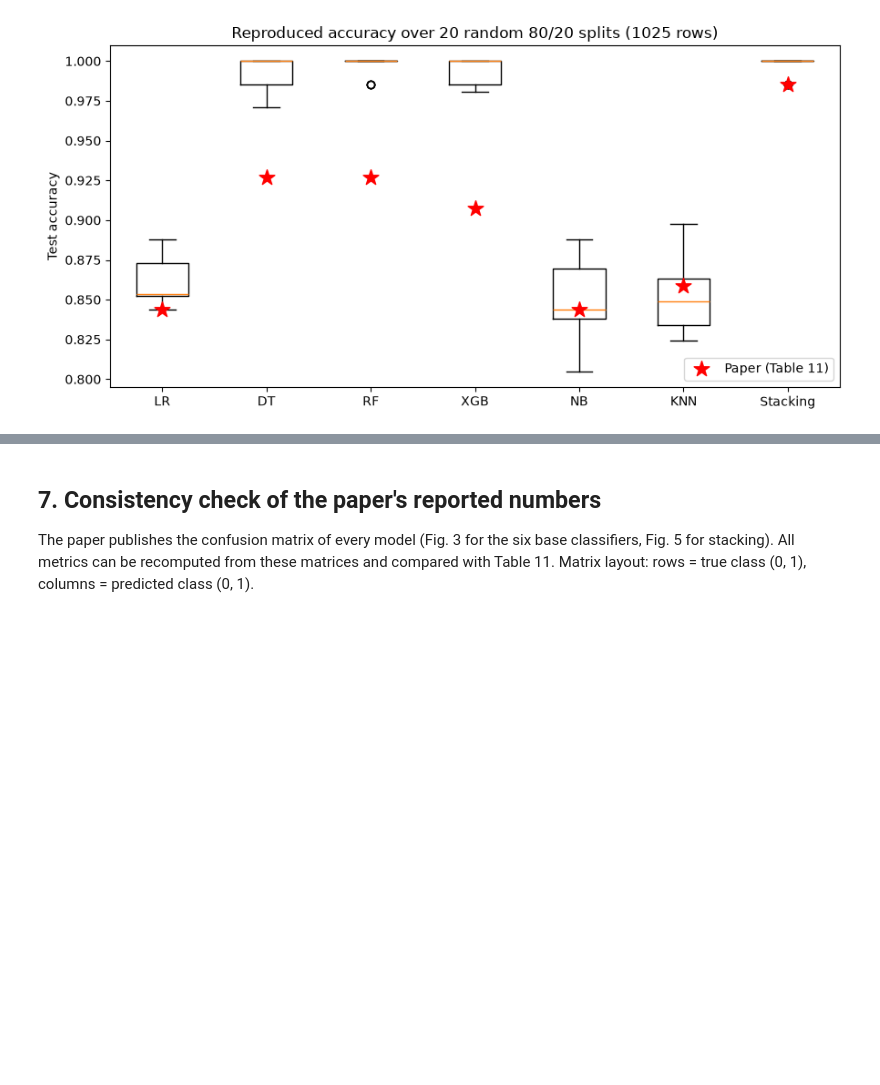
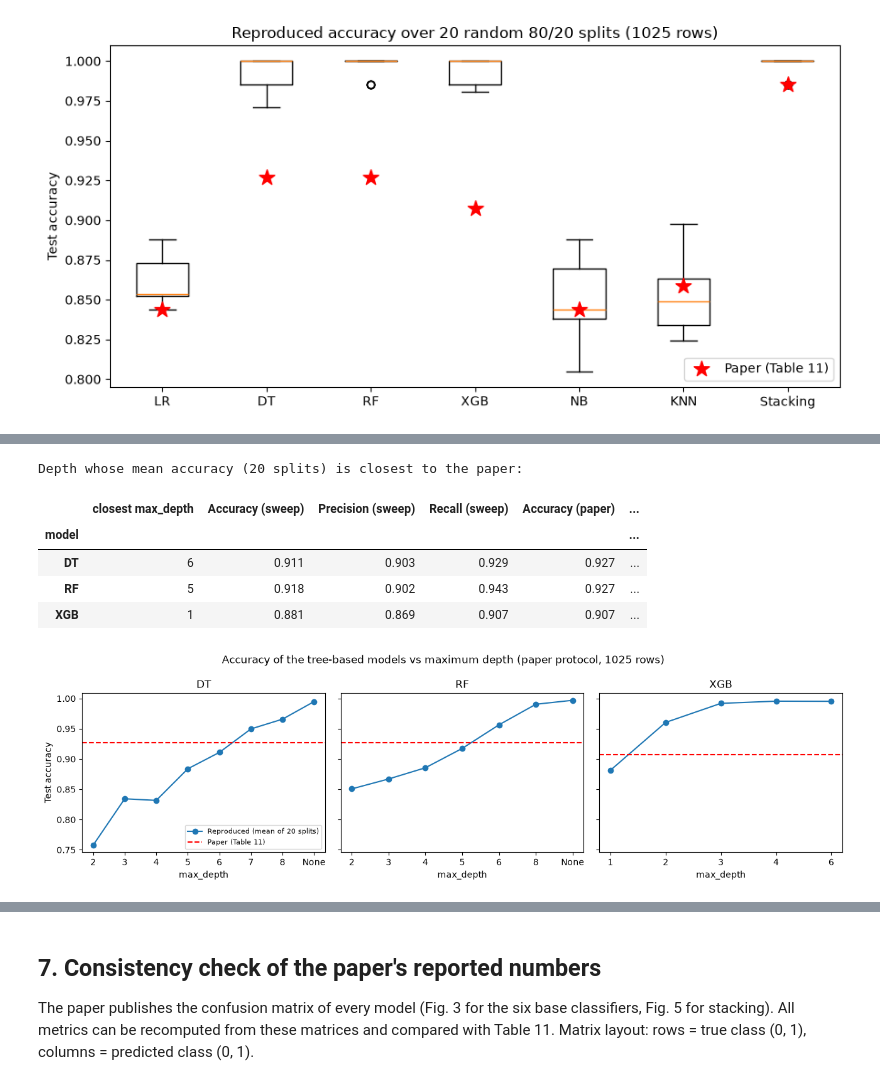
Before and after one commit to vngak-ai/sit307-11.1HD-heart-stacking, a Jupyter notebook: notebooks/part1_reproduction.ipynb, the cells around one changed output, grey strips where cells are left out. Cells and saved outputs as stored; diff of their text form; code cells hidden in the pictures; blank space fills up the shorter version.

```diff
--- a/notebooks/part1_reproduction.ipynb
+++ b/notebooks/part1_reproduction.ipynb
@@ -278,0 +284,10 @@ fig.savefig(FIG_DIR / "p1_multiseed_boxplot.png", dpi=200); plt.show()
+# %%
+
+FIVE = ["Accuracy", "Precision", "Recall", "F1", "AUC"]
+mean20 = multi.groupby("model")[FIVE].mean().loc[MODEL_ORDER]
+std20 = multi.groupby("model")[FIVE].std().loc[MODEL_ORDER]
+full_cmp = pd.concat({"Paper": paper[FIVE], "Seed 42": repro[FIVE],
+                      "20-split mean": mean20, "20-split std": std20}, axis=1)
+full_cmp = full_cmp.swaplevel(axis=1)[[(m, c) for m in FIVE for c in ["Paper", "Seed 42", "20-split mean", "20-split std"]]]
+full_cmp.to_csv(RES_DIR / "part1_full_metric_comparison.csv")
+display(full_cmp.round(3))
@@ -278,0 +311,60 @@ fig.savefig(FIG_DIR / "p1_multiseed_boxplot.png", dpi=200); plt.show()
+# %%
+
+from sklearn.tree import DecisionTreeClassifier
+from sklearn.ensemble import RandomForestClassifier, StackingClassifier
+from sklearn.linear_model import LogisticRegression
+from sklearn.pipeline import Pipeline
+from xgboost import XGBClassifier
+from heart_utils import make_preprocessor, make_base_classifiers, evaluate
+
+DEPTH_GRID = {"DT": [2, 3, 4, 5, 6, 7, 8, None], "RF": [2, 3, 4, 5, 6, 8, None], "XGB": [1, 2, 3, 4, 6]}
+
+def tree_model(name, depth, seed):
+    if name == "DT":
+        return DecisionTreeClassifier(criterion="entropy", max_depth=depth, random_state=seed)
+    if name == "RF":
+        return RandomForestClassifier(max_depth=depth, random_state=seed, n_jobs=1)
+    return XGBClassifier(max_depth=depth, random_state=seed, eval_metric="logloss", n_jobs=1)
+
+sweep_rows = []
+for s in range(N_SEEDS):
+    Xtr, Xte, ytr, yte = train_test_split(X, y, test_size=0.2, random_state=s)
+    prep = make_preprocessor(s).fit(Xtr)
+    A, B = prep.transform(Xtr), prep.transform(Xte)
+    for name, depths in DEPTH_GRID.items():
+        for d in depths:
+            m = tree_model(name, d, s).fit(A, ytr)
+            sweep_rows.append({"model": name, "max_depth": "None" if d is None else d, "seed": s,
+                               **evaluate(yte, m.predict(B), m.predict_proba(B)[:, 1])})
+sweep = pd.DataFrame(sweep_rows)
+sweep.to_csv(RES_DIR / "part1_tree_depth_sweep_raw.csv", index=False)
+sweep_mean = sweep.groupby(["model", "max_depth"], sort=False)[FIVE].mean()
+sweep_mean.to_csv(RES_DIR / "part1_tree_depth_sweep_summary.csv")
+
+closest = {}
+rows = []
+for name in DEPTH_GRID:
+    tab = sweep_mean.loc[name]
+    best_depth = (tab["Accuracy"] - paper.loc[name, "Accuracy"]).abs().idxmin()
+    closest[name] = None if best_depth == "None" else int(best_depth)
+    rows.append({"model": name, "closest max_depth": best_depth,
+                 **{f"{m} (sweep)": tab.loc[best_depth, m] for m in ["Accuracy", "Precision", "Recall"]},
+                 **{f"{m} (paper)": paper.loc[name, m] for m in ["Accuracy", "Precision", "Recall"]},
+                 "Accuracy (default, unlimited depth)": mean20.loc[name, "Accuracy"]})
+closest_tab = pd.DataFrame(rows).set_index("model")
+closest_tab.to_csv(RES_DIR / "part1_tree_depth_closest.csv")
+display(sweep_mean.round(3))
+print("Depth whose mean accuracy (20 splits) is closest to the paper:")
+display(closest_tab.round(3))
+
+fig, axes = plt.subplots(1, 3, figsize=(13, 3.8), sharey=True)
+for ax, name in zip(axes, DEPTH_GRID):
+    tab = sweep_mean.loc[name]
+    xs = [str(d) for d in tab.index]
+    ax.plot(xs, tab["Accuracy"], marker="o", label="Reproduced (mean of 20 splits)")
+    ax.axhline(paper.loc[name, "Accuracy"], color="red", ls="--", label="Paper (Table 11)")
+    ax.set_title(name); ax.set_xlabel("max_depth")
+axes[0].set_ylabel("Test accuracy"); axes[0].legend(fontsize=8, loc="lower right")
+fig.suptitle("Accuracy of the tree-based models vs maximum depth (paper protocol, 1025 rows)")
+fig.tight_layout(); fig.savefig(FIG_DIR / "p1_tree_depth_sweep.png", dpi=200); plt.show()
+# %% [output]
@@ -278,0 +389,7 @@ fig.savefig(FIG_DIR / "p1_multiseed_boxplot.png", dpi=200); plt.show()
+Depth whose mean accuracy (20 splits) is closest to the paper:
+|  | closest max_depth | Accuracy (sweep) | Precision (sweep) | Recall (sweep) | Accuracy (paper) | ... |
+| model |  |  |  |  |  | ... |
+| DT | 6 | 0.911 | 0.903 | 0.929 | 0.927 | ... |
+| RF | 5 | 0.918 | 0.902 | 0.943 | 0.927 | ... |
+| XGB | 1 | 0.881 | 0.869 | 0.907 | 0.907 | ... |
+[figure, added]
```
Also changed, not shown: parts of 10 cells of this notebook, 1 other file.
